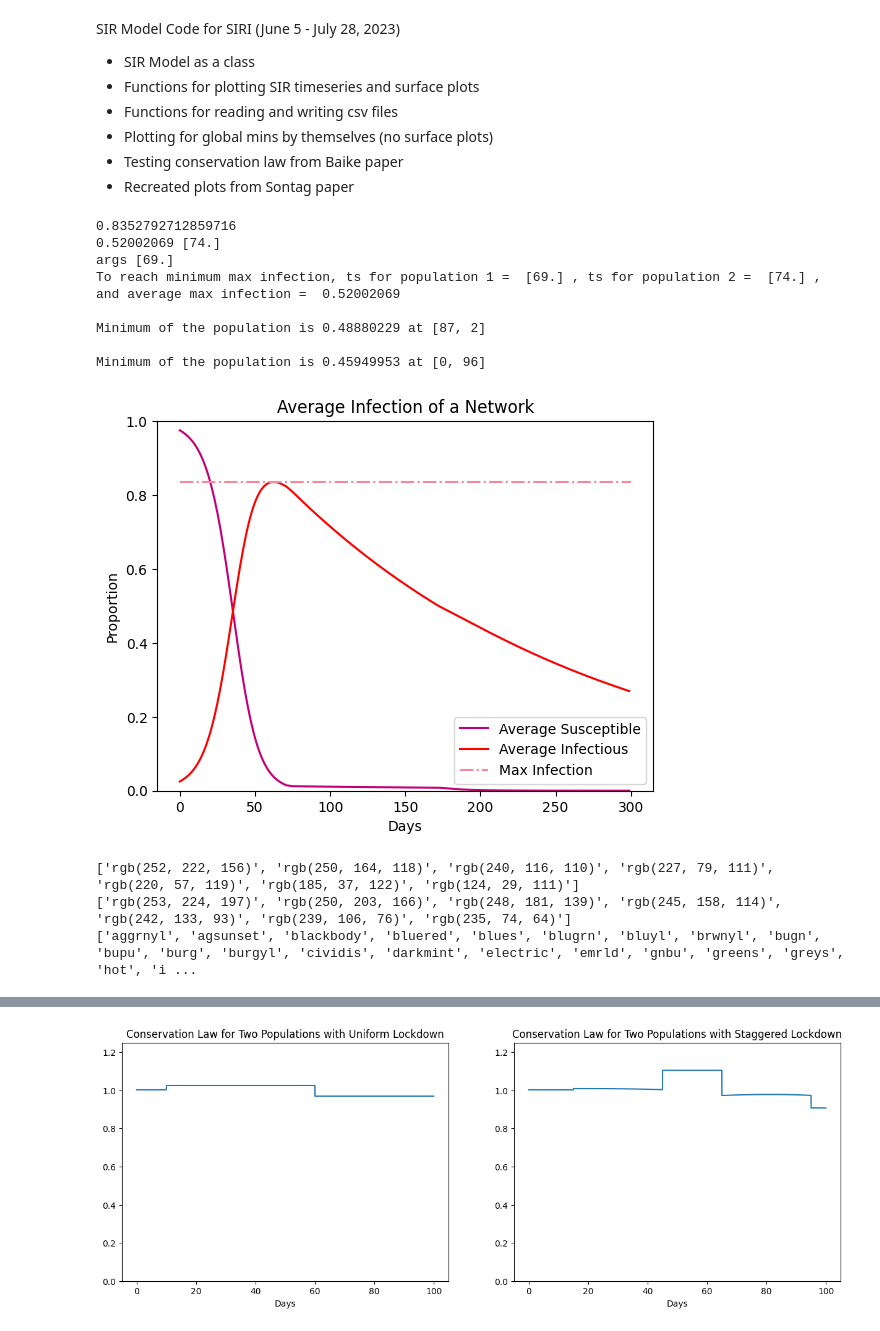
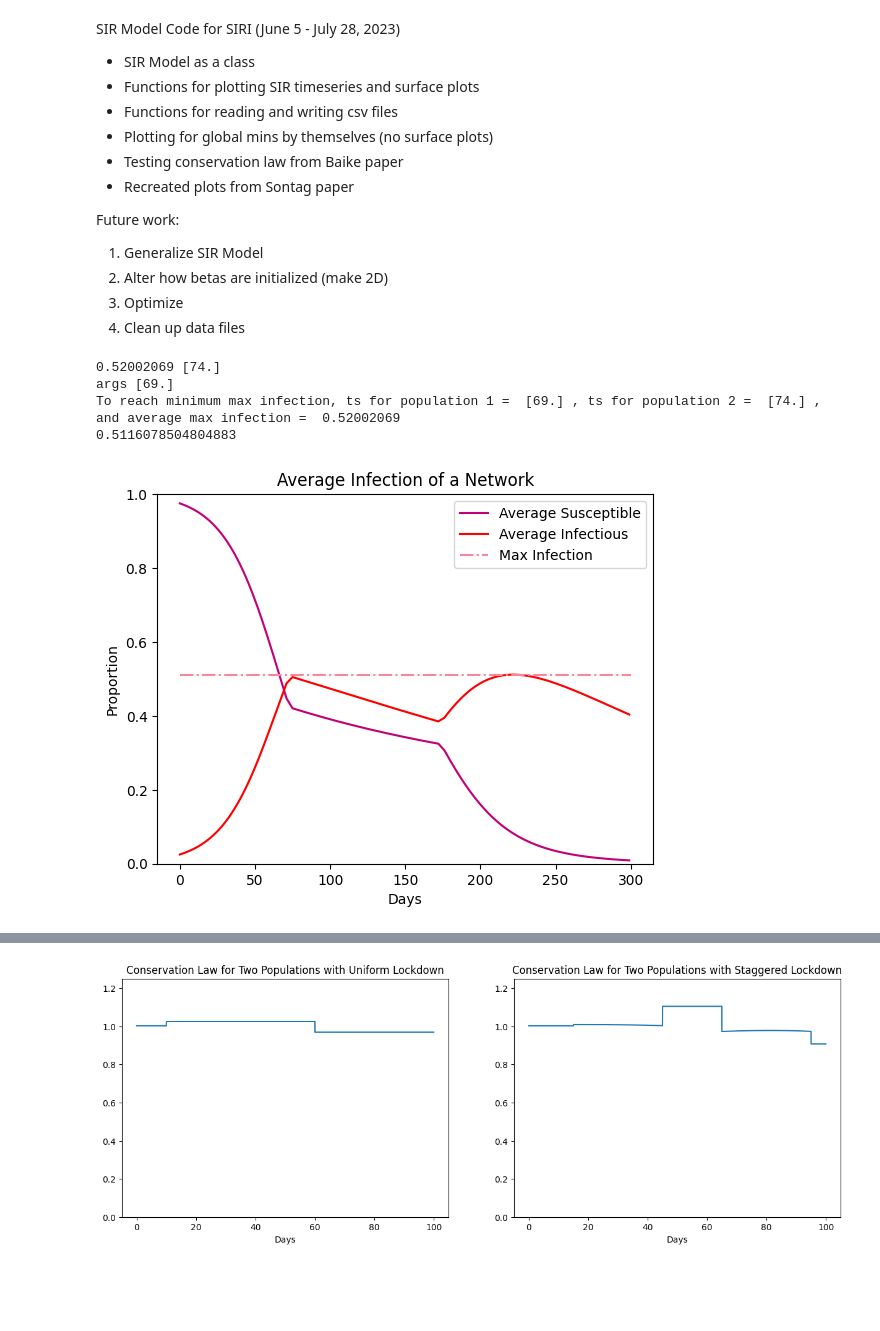
Before and after one commit to sob505/SIRI, a Jupyter notebook: SIR Model.ipynb, the cells around one changed output, grey strips where cells are left out. Cells and saved outputs as stored; diff of their text form; code cells hidden in the pictures; blank space fills up the shorter version.

Commit message:
Updated SIR Model file

```diff
--- a/SIR Model.ipynb
+++ b/SIR Model.ipynb
@@ -6,6 +6,12 @@ SIR Model Code for SIRI (June 5 - July 28, 2023)
 - Plotting for global mins by themselves (no surface plots)
 - Testing conservation law from Baike paper
 - Recreated plots from Sontag paper
+
+Future work:
+1. Generalize SIR Model
+2. Alter how betas are initialized (make 2D)
+3. Optimize
+4. Clean up data files
 # %%
 # Class: SIR Model for two populations
 import numpy as np
@@ -339,56 +345,40 @@ def averages(sir, res, Ns):
 
     return max
 # %%
-## ================================================================================================================ ##
-    # Run intermediate functions above
+## ============= # Run intermediate functions above =============================================================== ##
 ## ================================================================================================================ ##
 
 # Test show function - works
 # all_data is in the form: [[intersections, mindices], pops, res, ts]
 all_data = show('DataFiles/0706 130022 data.csv' ,'DataFiles/0706 130022 init.csv')
+mintersect(all_data[0][0],all_data[0][1],all_data[2],all_data[3][0])
 
 # Test avgplot function
+sir_object = SIR(inits[7], inits[8])
 x,y,min = avgplot(all_data[1],all_data[2],all_data[3])
 lockdown   = [np.array([x,y]), inits[10]/inits[11]]
 ss, xs, rs = sir_object.simulate(inits[0:7],lockdown,inits[11])
 
 # Test averages function using global inits
 print(averages([ss, xs],inits[11],inits[8]))
 
 # Test mintersect and globalmin functions
-intersect_min = mintersect(all_data[0][0], all_data[0][1],all_data[2],all_data[3][0])
-globalmins = globalmin(all_data[1])
-data = [intersect_min] + globalmins
+#intersect_min = mintersect(all_data[0][0], all_data[0][1],all_data[2],all_data[3][0])
+#globalmins = globalmin(all_data[1])
+#data = [intersect_min] + globalmins
 
 # Add data to file using daytime string
 #add_data('0710 173617',all_data)
 
 # Make a Windows sound to alert programmer that the code is done running
 import winsound
 winsound.PlaySound("*", winsound.SND_ASYNC)
 # %% [output]
-0.8352792712859716
 0.52002069 [74.]
 args [69.]
 To reach minimum max infection, ts for population 1 =  [69.] , ts for population 2 =  [74.] , and average max infection =  0.52002069
-
-Minimum of the population is 0.48880229 at [87, 2]
-
-Minimum of the population is 0.45949953 at [0, 96]
+0.5116078504804883
-[figure, old version]
+[figure, new version]
-# %%
-# Created a color mixing Sunsetdark and Peach built-in color-scales for average surface plotting
-import plotly.express as px
-
-print(px.colors.sequential.Sunsetdark)
-print(px.colors.sequential.Peach)
-print(px.colors.named_colorscales())
-
-newcolor = ['#fddfb1', '#fab88e','#f4957d','#ec7771','#e75f6a','#d44863','#b43458']
-# %% [output]
-['rgb(252, 222, 156)', 'rgb(250, 164, 118)', 'rgb(240, 116, 110)', 'rgb(227, 79, 111)', 'rgb(220, 57, 119)', 'rgb(185, 37, 122)', 'rgb(124, 29, 111)']
-['rgb(253, 224, 197)', 'rgb(250, 203, 166)', 'rgb(248, 181, 139)', 'rgb(245, 158, 114)', 'rgb(242, 133, 93)', 'rgb(239, 106, 76)', 'rgb(235, 74, 64)']
-['aggrnyl', 'agsunset', 'blackbody', 'bluered', 'blues', 'blugrn', 'bluyl', 'brwnyl', 'bugn', 'bupu', 'burg', 'burgyl', 'cividis', 'darkmint', 'electric', 'emrld', 'gnbu', 'greens', 'greys', 'hot', 'i ...
 # %%
 # 7/9/23: Comparison of Global Mins Graph: currently can plot up to 4 subplots
 import pandas as pd
```
Also changed, not shown: parts of 9 cells of this notebook.
